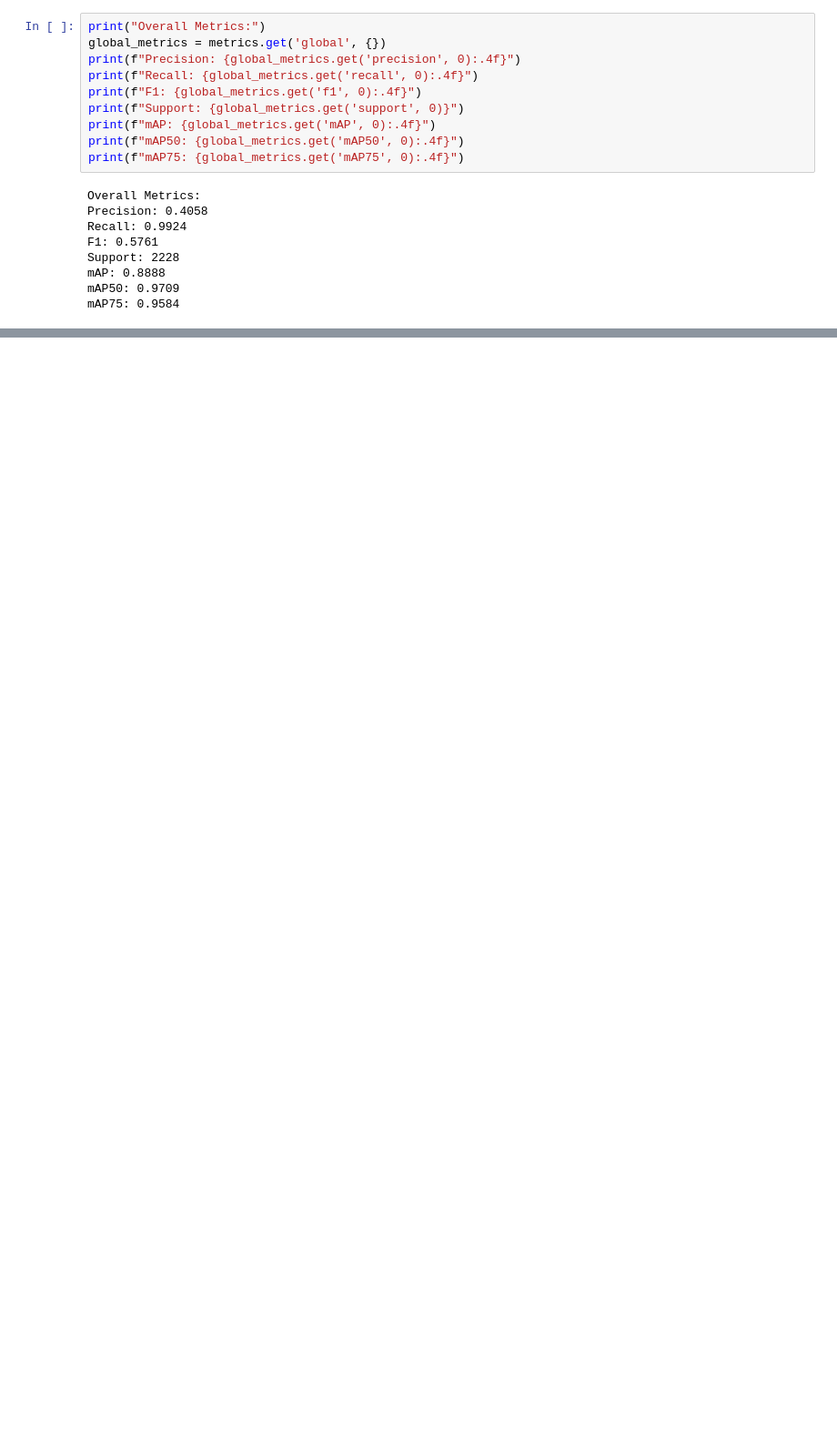
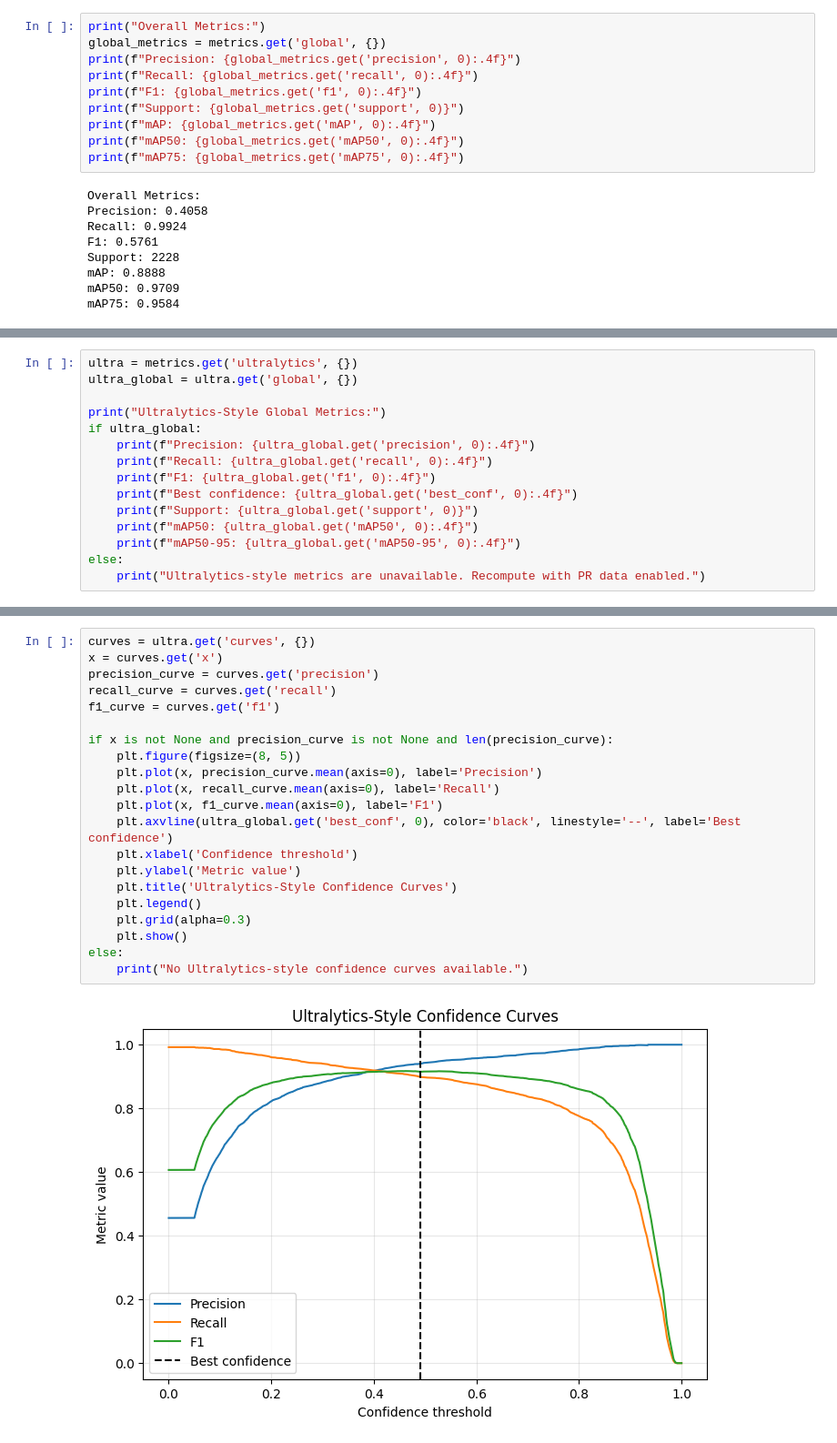
Before and after one commit to viplabufma/ObjectDetectionMetricsLibrary, a Jupyter notebook: examples/tutorial.ipynb, the cells around one changed output, grey strips where cells are left out. Shown at 91% size. Saved outputs shown, nothing was run; the diff lists cells and outputs as text; blank space fills up the shorter version.

```diff
--- a/examples/tutorial.ipynb
+++ b/examples/tutorial.ipynb
@@ -97,0 +102,15 @@ mAP75: 0.9584
+# %%
+ultra = metrics.get('ultralytics', {})
+ultra_global = ultra.get('global', {})
+
+print("Ultralytics-Style Global Metrics:")
+if ultra_global:
+    print(f"Precision: {ultra_global.get('precision', 0):.4f}")
+    print(f"Recall: {ultra_global.get('recall', 0):.4f}")
+    print(f"F1: {ultra_global.get('f1', 0):.4f}")
+    print(f"Best confidence: {ultra_global.get('best_conf', 0):.4f}")
+    print(f"Support: {ultra_global.get('support', 0)}")
+    print(f"mAP50: {ultra_global.get('mAP50', 0):.4f}")
+    print(f"mAP50-95: {ultra_global.get('mAP50-95', 0):.4f}")
+else:
+    print("Ultralytics-style metrics are unavailable. Recompute with PR data enabled.")
@@ -98 +156,24 @@ mAP75: 0.9584
+# %%
+curves = ultra.get('curves', {})
+x = curves.get('x')
+precision_curve = curves.get('precision')
+recall_curve = curves.get('recall')
+f1_curve = curves.get('f1')
+
+if x is not None and precision_curve is not None and len(precision_curve):
+    plt.figure(figsize=(8, 5))
+    plt.plot(x, precision_curve.mean(axis=0), label='Precision')
+    plt.plot(x, recall_curve.mean(axis=0), label='Recall')
+    plt.plot(x, f1_curve.mean(axis=0), label='F1')
+    plt.axvline(ultra_global.get('best_conf', 0), color='black', linestyle='--', label='Best confidence')
+    plt.xlabel('Confidence threshold')
+    plt.ylabel('Metric value')
+    plt.title('Ultralytics-Style Confidence Curves')
+    plt.legend()
+    plt.grid(alpha=0.3)
+    plt.show()
+else:
+    print("No Ultralytics-style confidence curves available.")
+# %% [output]
+[figure, added]
 # %% [markdown]
```
Also changed, not shown: parts of 18 cells of this notebook, 4 other files.
